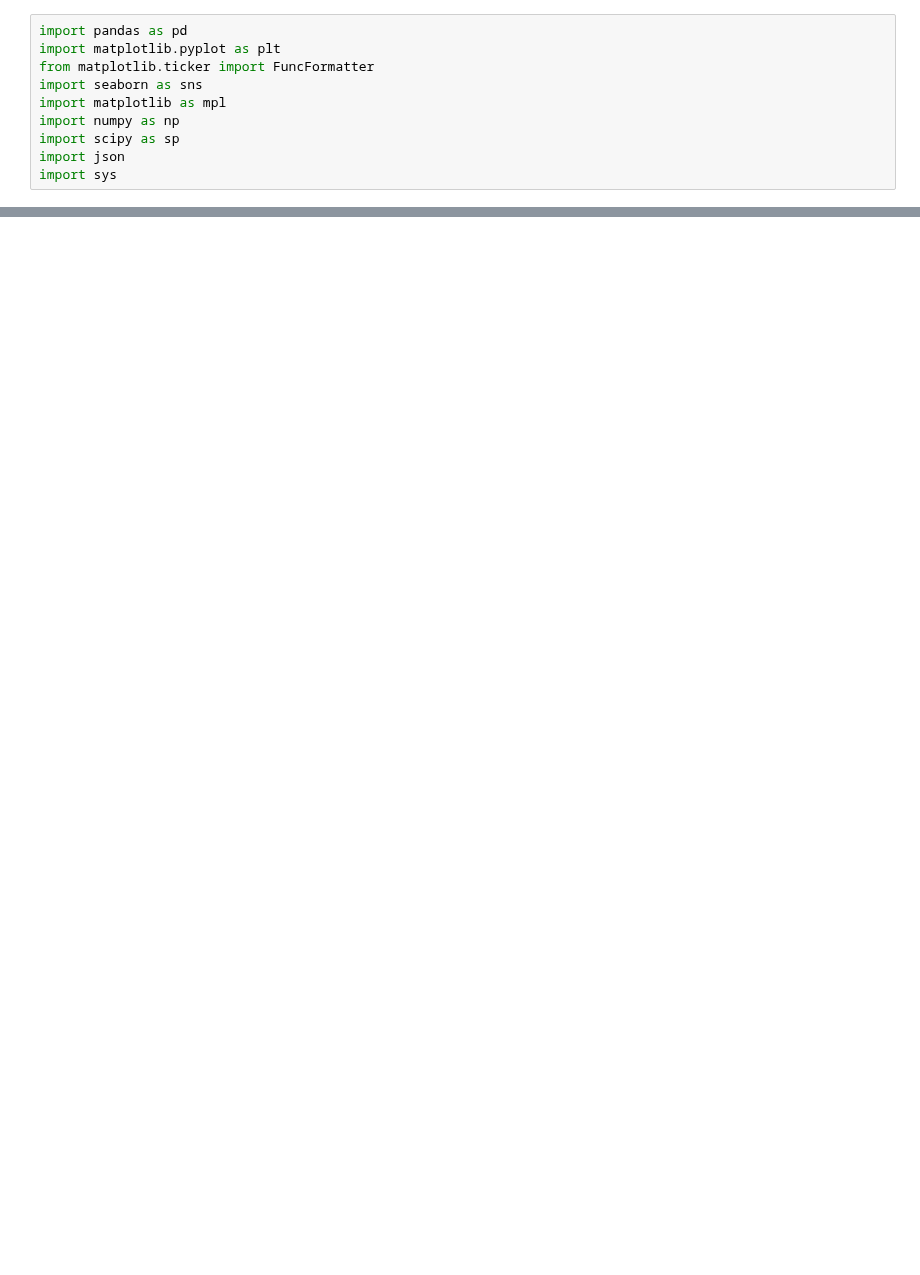
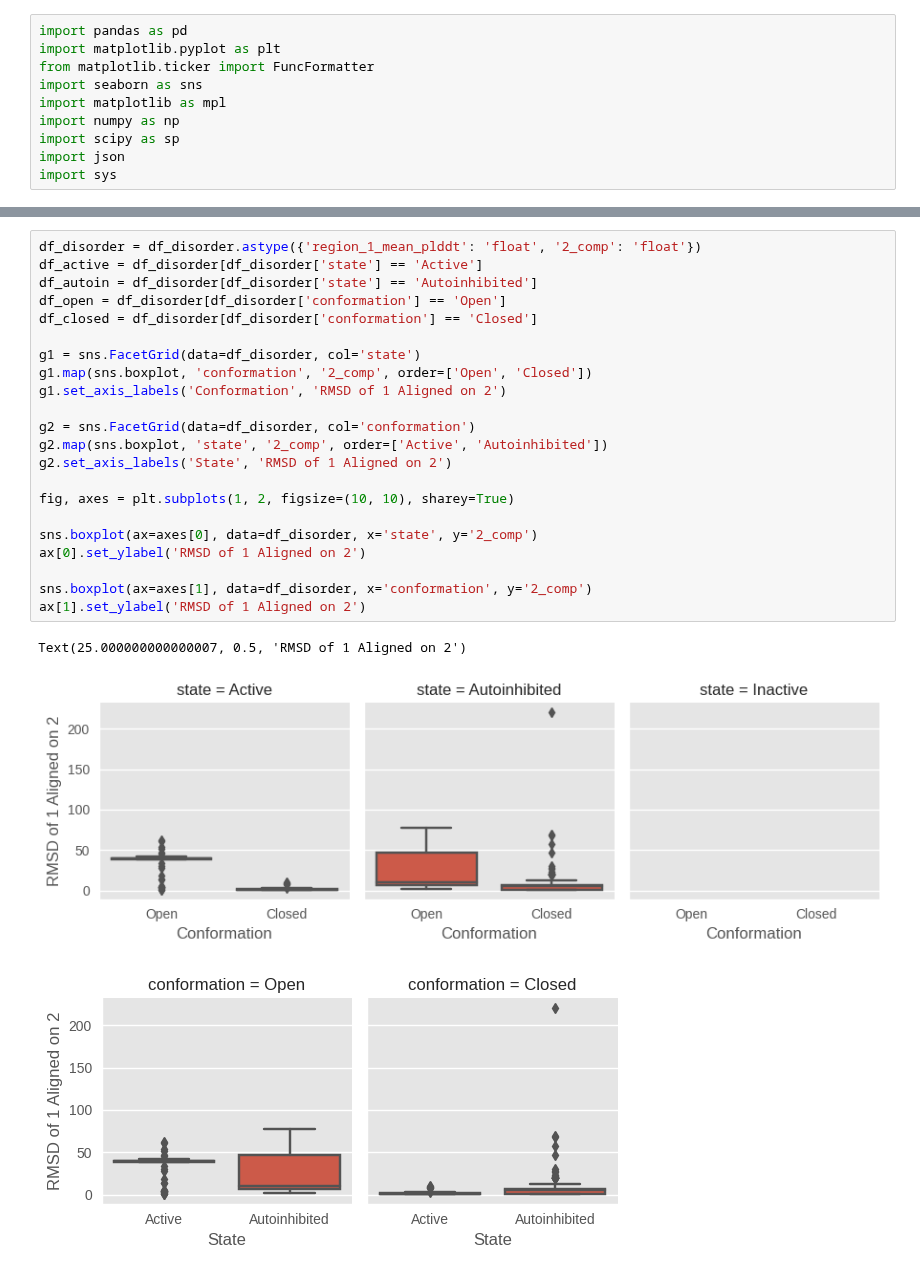
Before and after one commit to jpigles/alphafold-rmsd, a Jupyter notebook: disorder_analysis.ipynb, the cells around one changed output, grey strips where cells are left out. Drawn from its saved outputs; the diff is of its cells as text; blank space fills up the shorter version.

```diff
--- a/disorder_analysis.ipynb
+++ b/disorder_analysis.ipynb
@@ -26,0 +34,26 @@ Text(0.5, 0.98, 'Mean PAE for each Region')
+# %%
+df_disorder = df_disorder.astype({'region_1_mean_plddt': 'float', '2_comp': 'float'})
+df_active = df_disorder[df_disorder['state'] == 'Active']
+df_autoin = df_disorder[df_disorder['state'] == 'Autoinhibited']
+df_open = df_disorder[df_disorder['conformation'] == 'Open']
+df_closed = df_disorder[df_disorder['conformation'] == 'Closed']
+
+g1 = sns.FacetGrid(data=df_disorder, col='state')
+g1.map(sns.boxplot, 'conformation', '2_comp', order=['Open', 'Closed'])
+g1.set_axis_labels('Conformation', 'RMSD of 1 Aligned on 2')
+
+g2 = sns.FacetGrid(data=df_disorder, col='conformation')
+g2.map(sns.boxplot, 'state', '2_comp', order=['Active', 'Autoinhibited'])
+g2.set_axis_labels('State', 'RMSD of 1 Aligned on 2')
+
+fig, axes = plt.subplots(1, 2, figsize=(10, 10), sharey=True)
+
+sns.boxplot(ax=axes[0], data=df_disorder, x='state', y='2_comp')
+ax[0].set_ylabel('RMSD of 1 Aligned on 2')
+
+sns.boxplot(ax=axes[1], data=df_disorder, x='conformation', y='2_comp')
+ax[1].set_ylabel('RMSD of 1 Aligned on 2')
+# %% [output]
+Text(25.000000000000007, 0.5, 'RMSD of 1 Aligned on 2')
+[figure, added]
+[figure, added]
```
Also changed, not shown: parts of 2 cells of this notebook, 10 other files.
